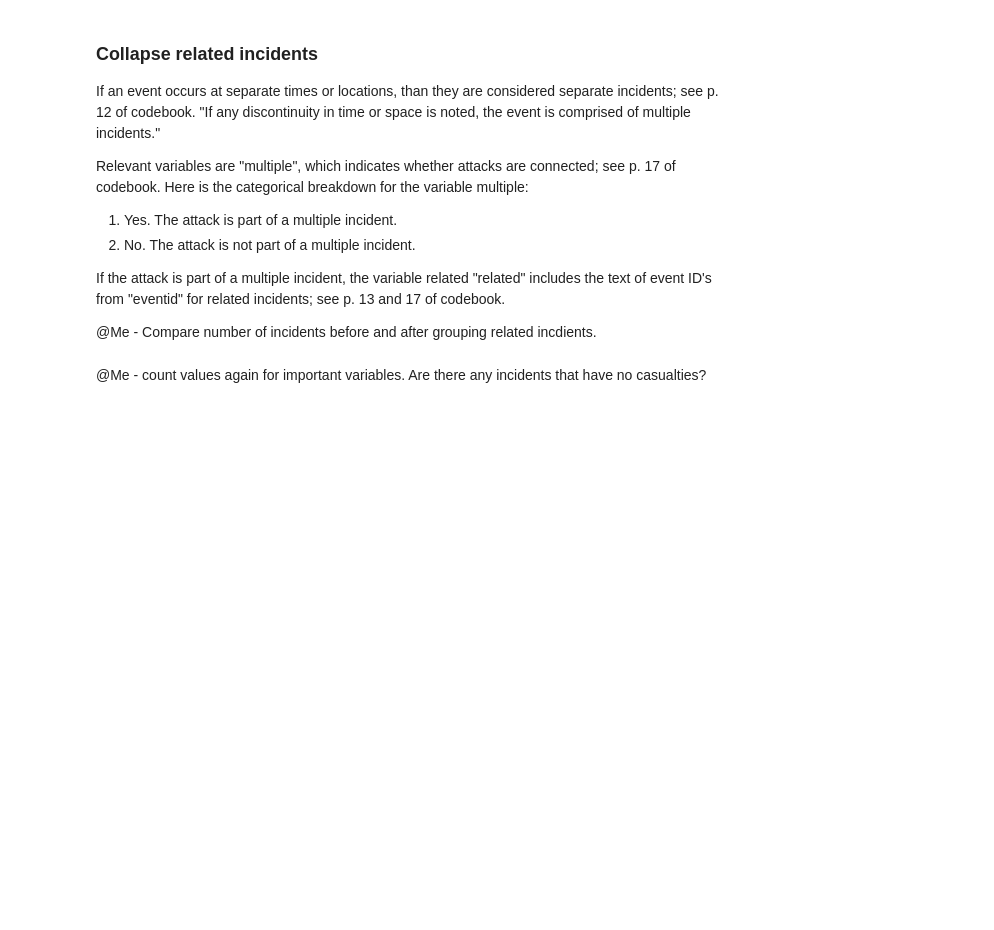
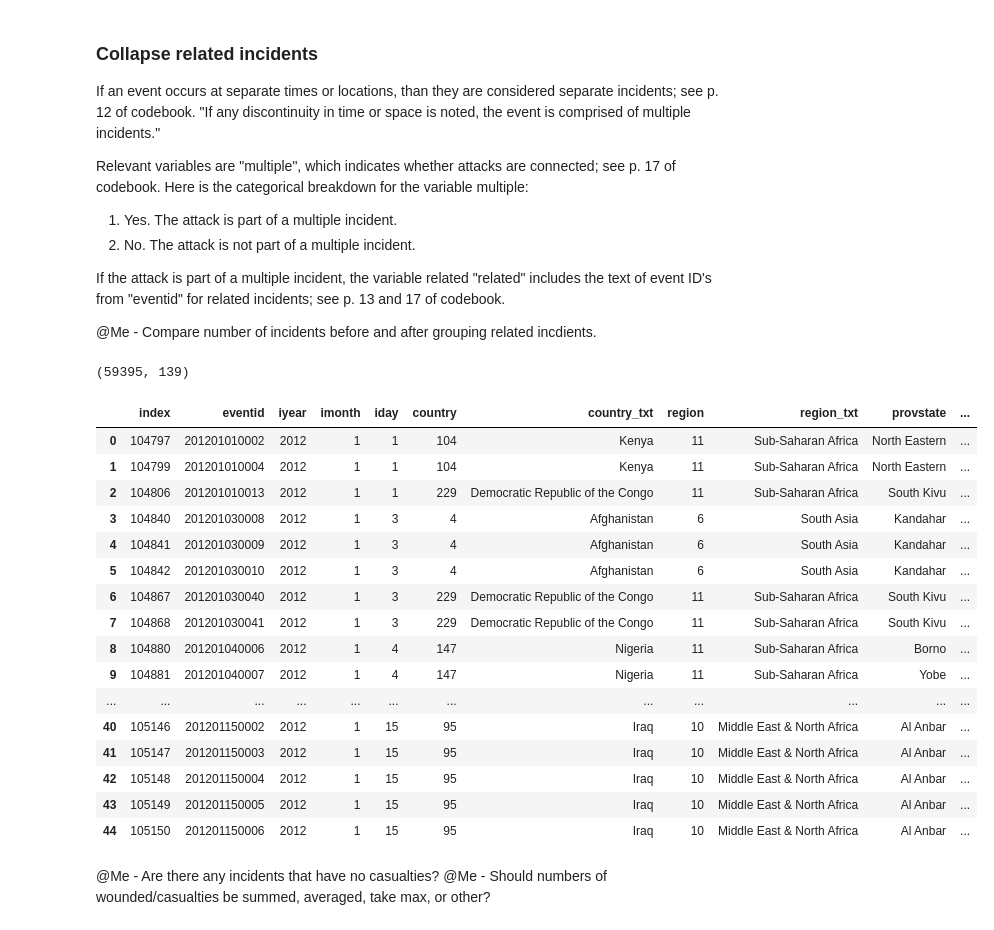
Before and after one commit to brooke-l-hawkins/milestone-i-project, a Jupyter notebook: code/clean_terrorism.ipynb, the cells around one changed output. Drawn from its saved outputs; the diff is of its cells as text; code cells hidden in the pictures; blank space fills up the shorter version.

```diff
--- a/code/clean_terrorism.ipynb
+++ b/code/clean_terrorism.ipynb
@@ -156,8 +156,8 @@ df.doubtterr.value_counts()
 1    16407
 Name: doubtterr, dtype: int64
 # %%
-# choose whether to include only events where there is no doubt
-remove_doubtful = True
+# choose whether to include only incidents where there is no doubt
+remove_doubtful = False
 
 if remove_doubtful:
     # filter for incidents that are definitively terrorism
@@ -180,0 +185,7 @@ A terrorist incident is considered successful if there are tangible effects. It
+# %%
+# choose whether to include only "successful" incidents
+remove_unsuccessful = True
+
+if remove_unsuccessful:
+    # filter for incidents that are "successful"
+    df = df[df.success == 1]
@@ -196,3 +276,6 @@ The dataset contains information about targets/victims; see p.32 of codebook. He
+# %%
+# create flag for any tourist targets
+df['target_tourist'] = (df.targtype1 == 8) | (df.targtype2 == 8) | (df.targtype3 == 8)
 # %% [markdown]
 ### Collapse related incidents
 
@@ -207,10 +290,35 @@ Relevant variables are "multiple", which indicates whether attacks are connected
 If the attack is part of a multiple incident, the variable related "related" includes the text of event ID's from "eventid" for related incidents; see p. 13 and 17 of codebook.
 
 @Me - Compare number of incidents before and after grouping related incdients.
+# %%
+df.shape
+# %% [output]
+(59395, 139)
+# %%
+# sample related incidents
+df[['eventid','iyear','imonth','iday','country','country_txt','region','region_txt','provstate','city','summary','multiple','related']][df.multiple==True].reset_index()[0:45]
+# %% [output]
+|  | index | eventid | iyear | imonth | iday | country | country_txt | region | region_txt | provstate | ... |
+| 0 | 104797 | 201201010002 | 2012 | 1 | 1 | 104 | Kenya | 11 | Sub-Saharan Africa | North Eastern | ... |
+| 1 | 104799 | 201201010004 | 2012 | 1 | 1 | 104 | Kenya | 11 | Sub-Saharan Africa | North Eastern | ... |
+| 2 | 104806 | 201201010013 | 2012 | 1 | 1 | 229 | Democratic Republic of the Congo | 11 | Sub-Saharan Africa | South Kivu | ... |
+| 3 | 104840 | 201201030008 | 2012 | 1 | 3 | 4 | Afghanistan | 6 | South Asia | Kandahar | ... |
+| 4 | 104841 | 201201030009 | 2012 | 1 | 3 | 4 | Afghanistan | 6 | South Asia | Kandahar | ... |
+| 5 | 104842 | 201201030010 | 2012 | 1 | 3 | 4 | Afghanistan | 6 | South Asia | Kandahar | ... |
+| 6 | 104867 | 201201030040 | 2012 | 1 | 3 | 229 | Democratic Republic of the Congo | 11 | Sub-Saharan Africa | South Kivu | ... |
+| 7 | 104868 | 201201030041 | 2012 | 1 | 3 | 229 | Democratic Republic of the Congo | 11 | Sub-Saharan Africa | South Kivu | ... |
+| 8 | 104880 | 201201040006 | 2012 | 1 | 4 | 147 | Nigeria | 11 | Sub-Saharan Africa | Borno | ... |
+| 9 | 104881 | 201201040007 | 2012 | 1 | 4 | 147 | Nigeria | 11 | Sub-Saharan Africa | Yobe | ... |
+| ... | ... | ... | ... | ... | ... | ... | ... | ... | ... | ... | ... |
+| 40 | 105146 | 201201150002 | 2012 | 1 | 15 | 95 | Iraq | 10 | Middle East & North Africa | Al Anbar | ... |
+| 41 | 105147 | 201201150003 | 2012 | 1 | 15 | 95 | Iraq | 10 | Middle East & North Africa | Al Anbar | ... |
+| 42 | 105148 | 201201150004 | 2012 | 1 | 15 | 95 | Iraq | 10 | Middle East & North Africa | Al Anbar | ... |
+| 43 | 105149 | 201201150005 | 2012 | 1 | 15 | 95 | Iraq | 10 | Middle East & North Africa | Al Anbar | ... |
+| 44 | 105150 | 201201150006 | 2012 | 1 | 15 | 95 | Iraq | 10 | Middle East & North Africa | Al Anbar | ... |
 # %%
 # collapse related incidents
 # %% [markdown]
-@Me - count values again for important variables.
-Are there any incidents that have no casualties?
+@Me - Are there any incidents that have no casualties?
+@Me - Should numbers of wounded/casualties be summed, averaged, take max, or other?
 # %%
 # group by country and year, count total incidents, wounded and casualties
```
Also changed, not shown: parts of 12 cells of this notebook.
